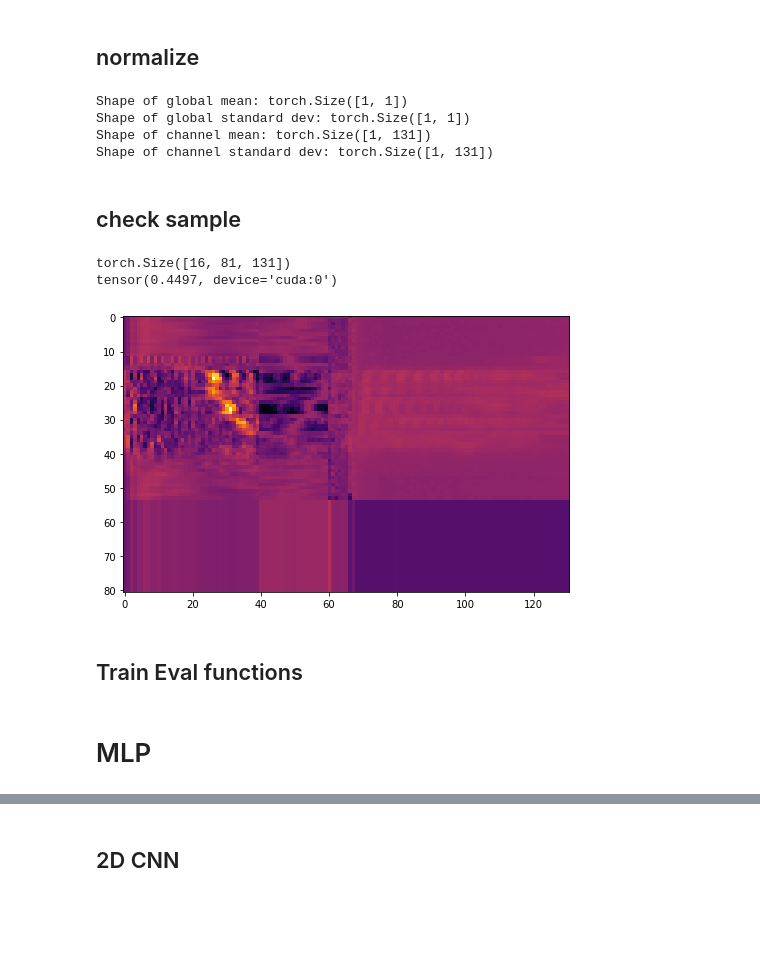
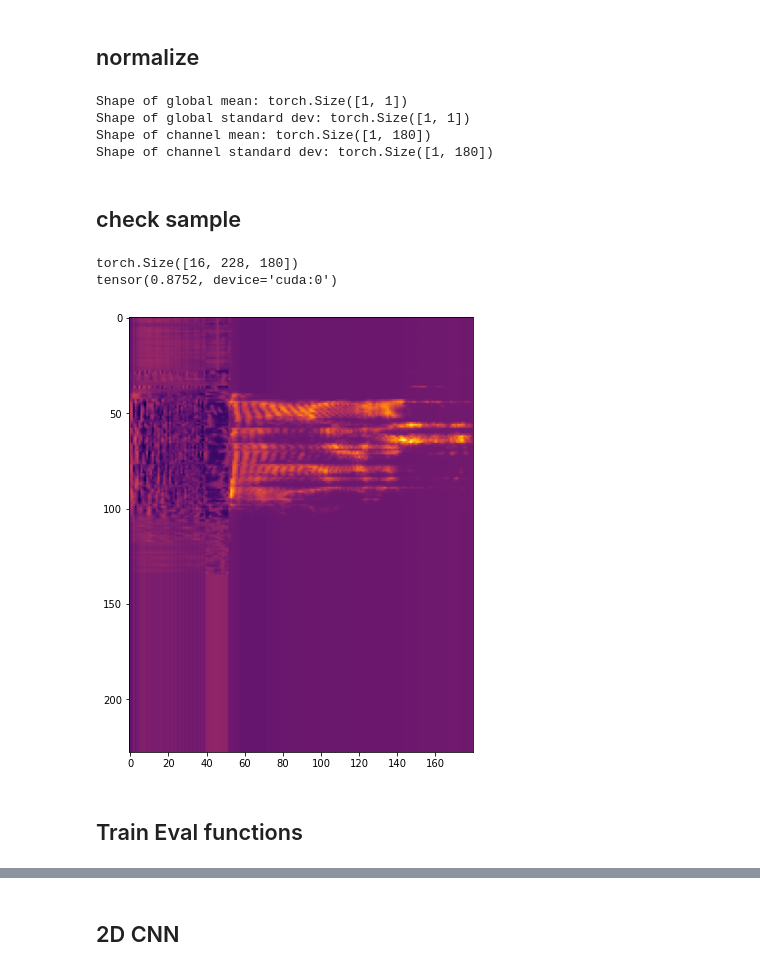
Before and after one commit to mohnikbakht/RAVDESS_Speech_Emotion_Recognition, a Jupyter notebook: Nik/DL_models_nik_2D.ipynb, the cells around one changed output, grey strips where cells are left out. Cells and saved outputs as stored; diff of their text form; code cells hidden in the pictures; blank space fills up the shorter version.

```diff
--- a/Nik/DL_models_nik_2D.ipynb
+++ b/Nik/DL_models_nik_2D.ipynb
@@ -10,7 +10,7 @@ import torch.nn.functional as F
 
 DEVICE = torch.device('cuda' if torch.cuda.is_available() else 'cpu')
 torch.cuda.empty_cache()
-SPLIT_BY = 'actor'
+SPLIT_BY = 'arb'
 # %% [markdown]
 ## normalize
 # %%
@@ -63,7 +63,7 @@ class StatsRecorder:
 
 root_features='/home/spongebob*/statML_project/RAVDESS/RAVDESS-emotions-speech-audio-only-master/Audio_Speech_Actors_01-24/FeaturesAll/2d-cnn/'
 
-train_iter = RAVDESSFeatureDataset(split='train',split_by=SPLIT_BY, root_dir=root_features)#Multi30k(split='train', language_pair=(SRC_LANGUAGE, TGT_LANGUAGE))
+train_iter = RAVDESSFeatureDataset(split='train',split_by=SPLIT_BY, root_dir=root_features, feature_2d=True)#Multi30k(split='train', language_pair=(SRC_LANGUAGE, TGT_LANGUAGE))
 train_dataloader = DataLoader(train_iter, batch_size=8, shuffle=True)
 
 # create recorders
@@ -108,8 +108,8 @@ pass
 # %% [output]
 Shape of global mean: torch.Size([1, 1])
 Shape of global standard dev: torch.Size([1, 1])
-Shape of channel mean: torch.Size([1, 131])
-Shape of channel standard dev: torch.Size([1, 131])
+Shape of channel mean: torch.Size([1, 180])
+Shape of channel standard dev: torch.Size([1, 180])
 # %% [markdown]
 ## check sample
 # %%
@@ -122,38 +122,38 @@ from statMLlib.DatasetWrapper import RAVDESSFeatureDataset
 from torch.utils.data import DataLoader
 import matplotlib.pyplot as plt
 
 root_features='/home/spongebob*/statML_project/RAVDESS/RAVDESS-emotions-speech-audio-only-master/Audio_Speech_Actors_01-24/FeaturesAll/2d-cnn/'
 
-train_iter = RAVDESSFeatureDataset(split='train',split_by=SPLIT_BY, root_dir=root_features, mean=channel_mean, std= channel_std)#Multi30k(split='train', language_pair=(SRC_LANGUAGE, TGT_LANGUAGE))
+train_iter = RAVDESSFeatureDataset(split='train',split_by=SPLIT_BY, root_dir=root_features, mean=channel_mean, std= channel_std, feature_2d=True)#Multi30k(split='train', language_pair=(SRC_LANGUAGE, TGT_LANGUAGE))
 train_dataloader = DataLoader(train_iter, batch_size=16, shuffle=True)
 
 
 imput_dim=(None,None)
 
 for src, tgt in train_dataloader:
     src = src.to(DEVICE)
     tgt = tgt.to(DEVICE)
 
     print(src.shape)
 
     imput_dim=(src.shape[1], src.shape[2])
 #     print(tgt.shape)
 #     print(torch.mean(src, axis=1).shape)
 
 
-    print(torch.mean(src[0][0]))
+    print(torch.max(src[0][0]))
     fig=plt.figure(figsize=(8, 8))
     # plt.plot(src.cpu().numpy()[1])
     imgplot = plt.imshow(src.cpu().numpy()[1], cmap=plt.get_cmap( 'inferno'))
 
     # print(std)
     # print(src.cpu().numpy()[5])
 
     break
 # %% [output]
-torch.Size([16, 81, 131])
-tensor(0.4497, device='cuda:0')
+torch.Size([16, 228, 180])
+tensor(0.8752, device='cuda:0')
-[figure, old version]
+[figure, new version]
 # %% [markdown]
 ## Train Eval functions
 # %%
@@ -241,5 +241,3 @@ def evaluate(model):
 
 
     return losses / len(val_dataloader)
-# %% [markdown]
-# MLP
```
Also changed, not shown: parts of 14 cells of this notebook, 9 other files.
